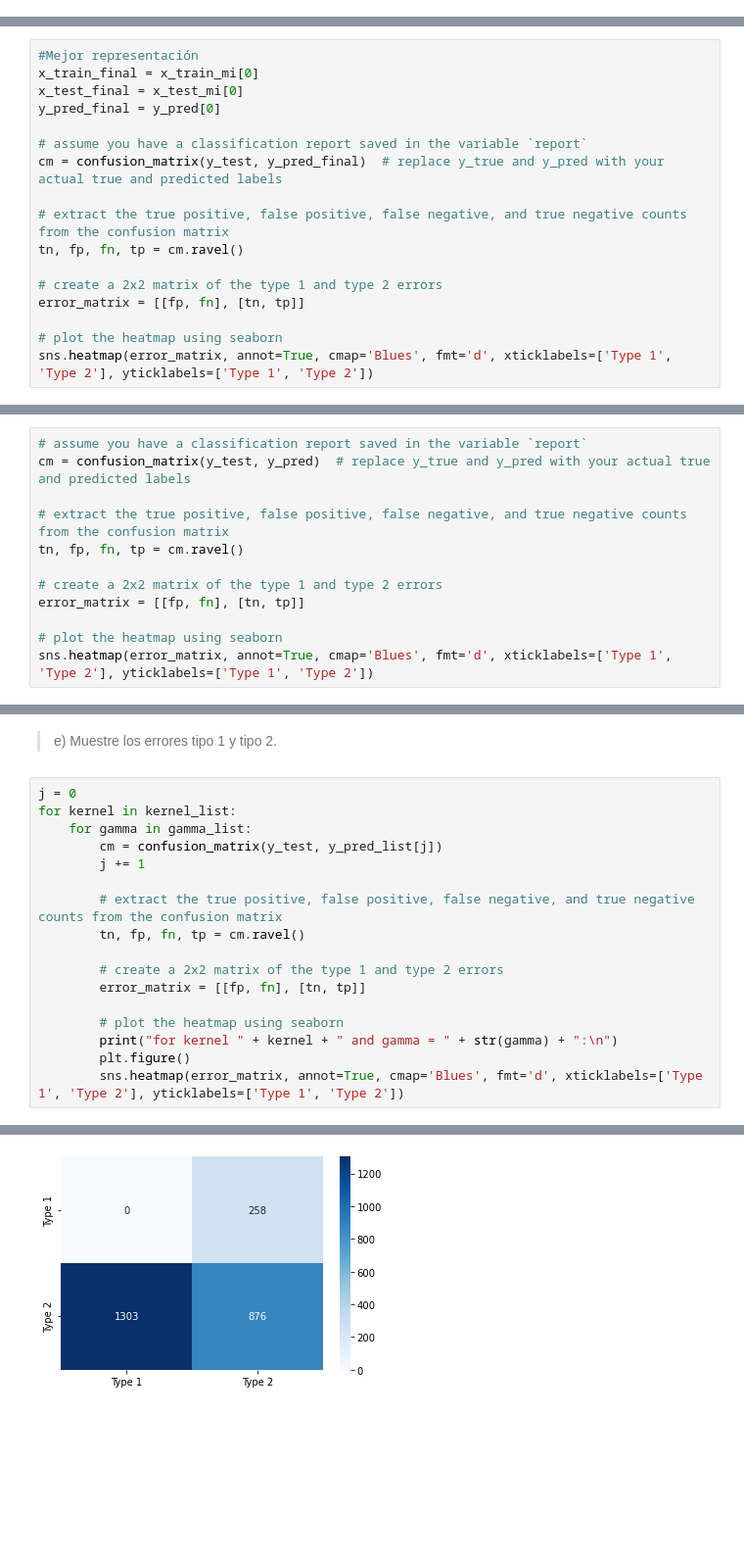
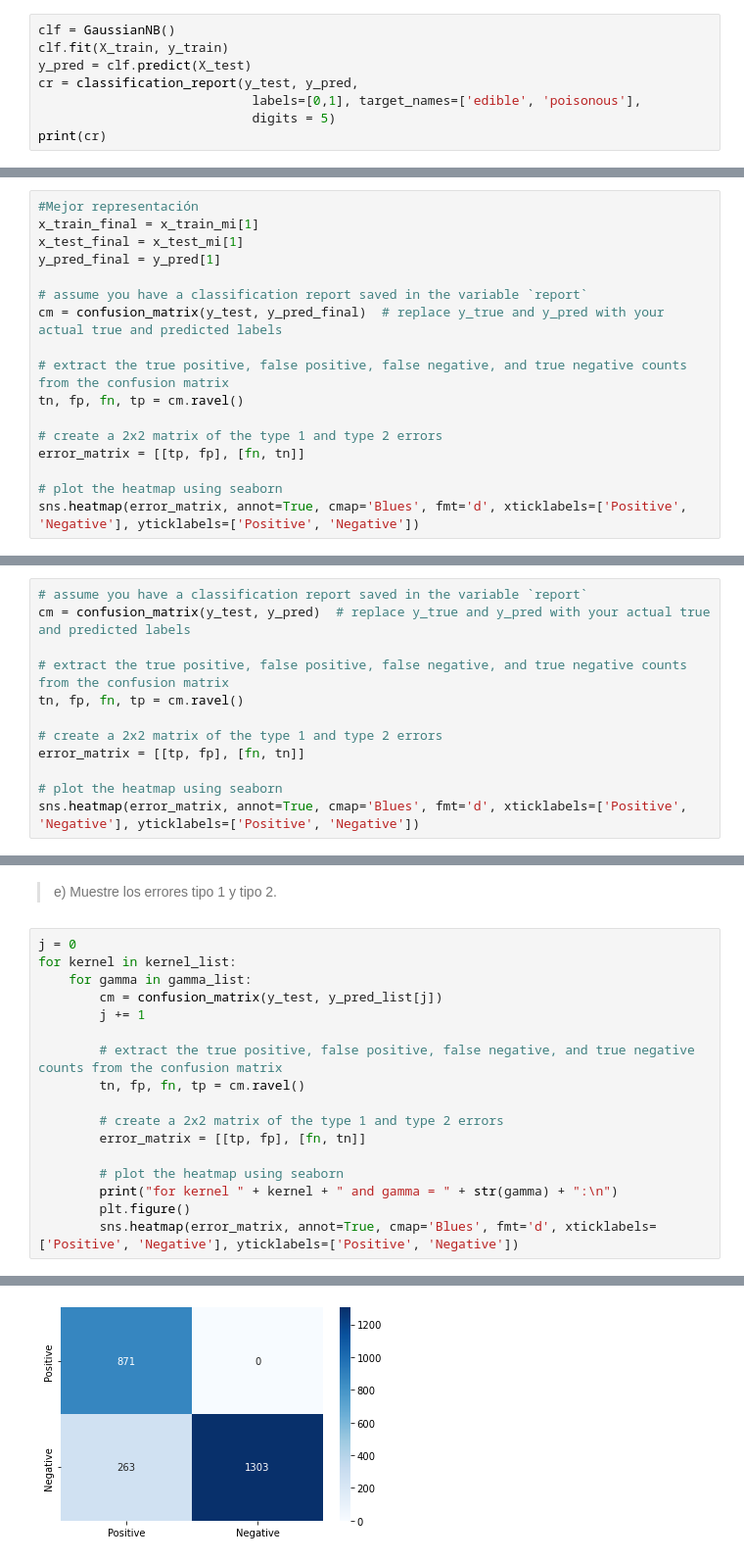
Before and after one commit to GersonHMG/Tarea1ML, a Jupyter notebook: Tarea1.ipynb, the cells around one changed output, grey strips where cells are left out. Shown at 98% size. Drawn from its saved outputs; the diff is of its cells as text; blank space fills up the shorter version.

```diff
--- a/Tarea1.ipynb
+++ b/Tarea1.ipynb
@@ -1195,0 +1196,8 @@ Para las preguntas b) y c) considere que los datos siguen una distribución de p
+# %%
+clf = GaussianNB()
+clf.fit(X_train, y_train)
+y_pred = clf.predict(X_test)
+cr = classification_report(y_test, y_pred,
+                            labels=[0,1], target_names=['edible', 'poisonous'],
+                            digits = 5)
+print(cr)
@@ -1236,9 +1257,9 @@ weighted avg    0.96024   0.95979   0.95973      2437
 > f) Muestre los errores tipo 1 y tipo 2.
 # %%
 #Mejor representación
-x_train_final = x_train_mi[0]
-x_test_final = x_test_mi[0]
-y_pred_final = y_pred[0]
+x_train_final = x_train_mi[1]
+x_test_final = x_test_mi[1]
+y_pred_final = y_pred[1]
 
 # assume you have a classification report saved in the variable `report`
 cm = confusion_matrix(y_test, y_pred_final)  # replace y_true and y_pred with your actual true and predicted labels
@@ -1247,9 +1268,9 @@ cm = confusion_matrix(y_test, y_pred_final)  # replace y_true and y_pred with yo
 tn, fp, fn, tp = cm.ravel()
 
 # create a 2x2 matrix of the type 1 and type 2 errors
-error_matrix = [[fp, fn], [tn, tp]]
+error_matrix = [[tp, fp], [fn, tn]]
 
 # plot the heatmap using seaborn
-sns.heatmap(error_matrix, annot=True, cmap='Blues', fmt='d', xticklabels=['Type 1', 'Type 2'], yticklabels=['Type 1', 'Type 2'])
+sns.heatmap(error_matrix, annot=True, cmap='Blues', fmt='d', xticklabels=['Positive', 'Negative'], yticklabels=['Positive', 'Negative'])
 # %% [output]
 <AxesSubplot:>
@@ -1381,9 +1402,9 @@ cm = confusion_matrix(y_test, y_pred)  # replace y_true and y_pred with your act
 tn, fp, fn, tp = cm.ravel()
 
 # create a 2x2 matrix of the type 1 and type 2 errors
-error_matrix = [[fp, fn], [tn, tp]]
+error_matrix = [[tp, fp], [fn, tn]]
 
 # plot the heatmap using seaborn
-sns.heatmap(error_matrix, annot=True, cmap='Blues', fmt='d', xticklabels=['Type 1', 'Type 2'], yticklabels=['Type 1', 'Type 2'])
+sns.heatmap(error_matrix, annot=True, cmap='Blues', fmt='d', xticklabels=['Positive', 'Negative'], yticklabels=['Positive', 'Negative'])
 # %% [output]
 <AxesSubplot:>
@@ -1478,12 +1499,12 @@ for kernel in kernel_list:
         tn, fp, fn, tp = cm.ravel()
 
         # create a 2x2 matrix of the type 1 and type 2 errors
-        error_matrix = [[fp, fn], [tn, tp]]
+        error_matrix = [[tp, fp], [fn, tn]]
 
         # plot the heatmap using seaborn
         print("for kernel " + kernel + " and gamma = " + str(gamma) + ":\n")
         plt.figure()
-        sns.heatmap(error_matrix, annot=True, cmap='Blues', fmt='d', xticklabels=['Type 1', 'Type 2'], yticklabels=['Type 1', 'Type 2'])
+        sns.heatmap(error_matrix, annot=True, cmap='Blues', fmt='d', xticklabels=['Positive', 'Negative'], yticklabels=['Positive', 'Negative'])
 # %% [output]
 for kernel linear and gamma = 0.005:
 
@@ -1502 +1523 @@ for kernel rbf and gamma = 0.0001:
-[figure, old version]
+[figure, new version]
```
Also changed, not shown: parts of 71 cells of this notebook.
